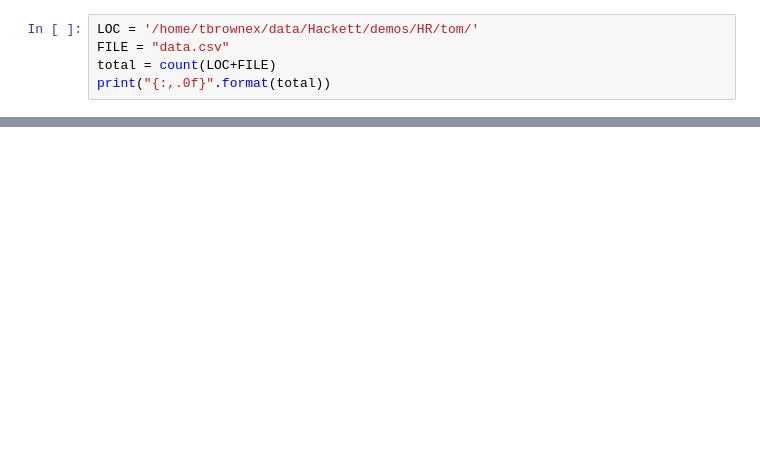
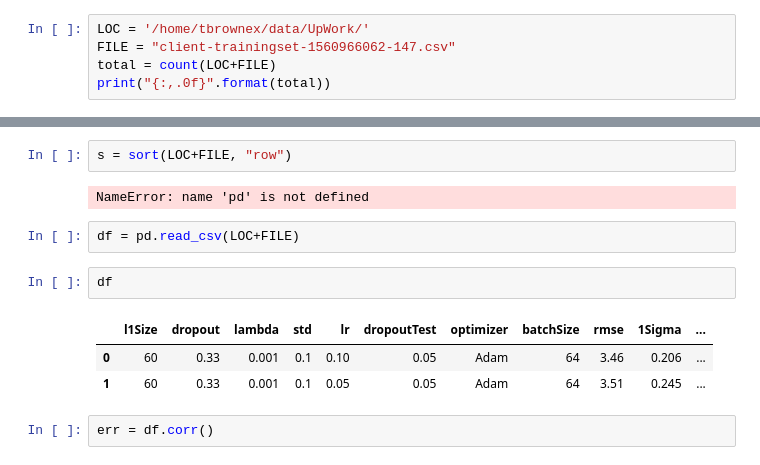
Before and after one commit to tbrownex/utils, a Jupyter notebook: CSV.ipynb, the cells around one changed output, grey strips where cells are left out. Cells and saved outputs as stored; diff of their text form; blank space fills up the shorter version.

```diff
--- a/CSV.ipynb
+++ b/CSV.ipynb
@@ -30,7 +30,7 @@ def displayFields(input_file, delim):
                 print(x, ": ",rec[x])
             input()
 # %%
-LOC = '/home/tbrownex/data/Hackett/demos/HR/tom/'
-FILE = "data.csv"
+LOC = '/home/tbrownex/data/UpWork/'
+FILE = "client-trainingset-1560966062-147.csv"
 total = count(LOC+FILE)
 print("{:,.0f}".format(total))
@@ -44,0 +72,14 @@ displayFields(LOC+FILE, ",")
+# %%
+s = sort(LOC+FILE, "row")
+# %% [output]
+NameError: name 'pd' is not defined
+# %%
+df = pd.read_csv(LOC+FILE)
+# %%
+df
+# %% [output]
+|  | l1Size | dropout | lambda | std | lr | dropoutTest | optimizer | batchSize | rmse | 1Sigma | ... |
+| 0 | 60 | 0.33 | 0.001 | 0.1 | 0.10 | 0.05 | Adam | 64 | 3.46 | 0.206 | ... |
+| 1 | 60 | 0.33 | 0.001 | 0.1 | 0.05 | 0.05 | Adam | 64 | 3.51 | 0.245 | ... |
+# %%
+err = df.corr()
```
Also changed, not shown: parts of 7 cells of this notebook, 4 other files.
